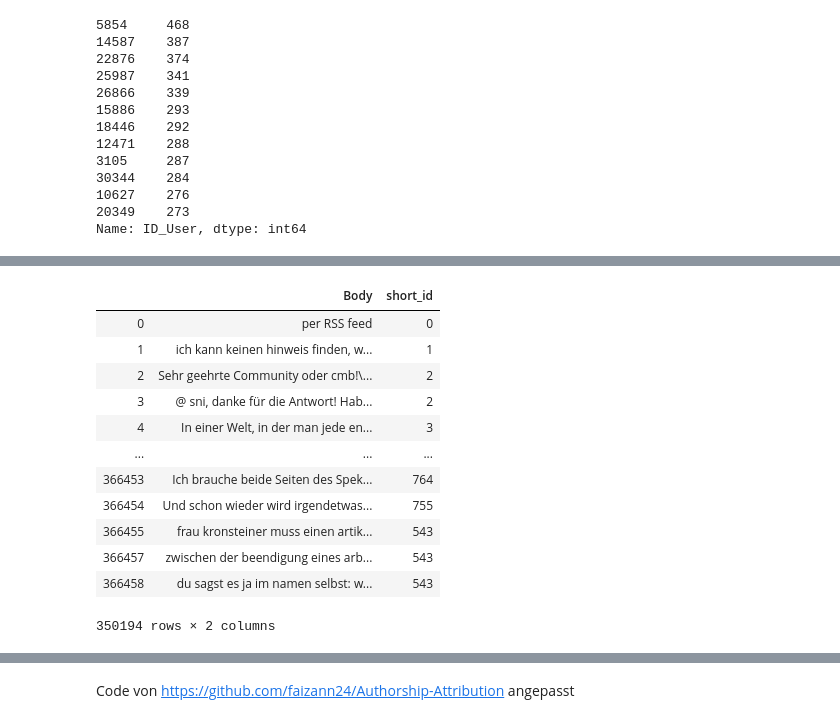
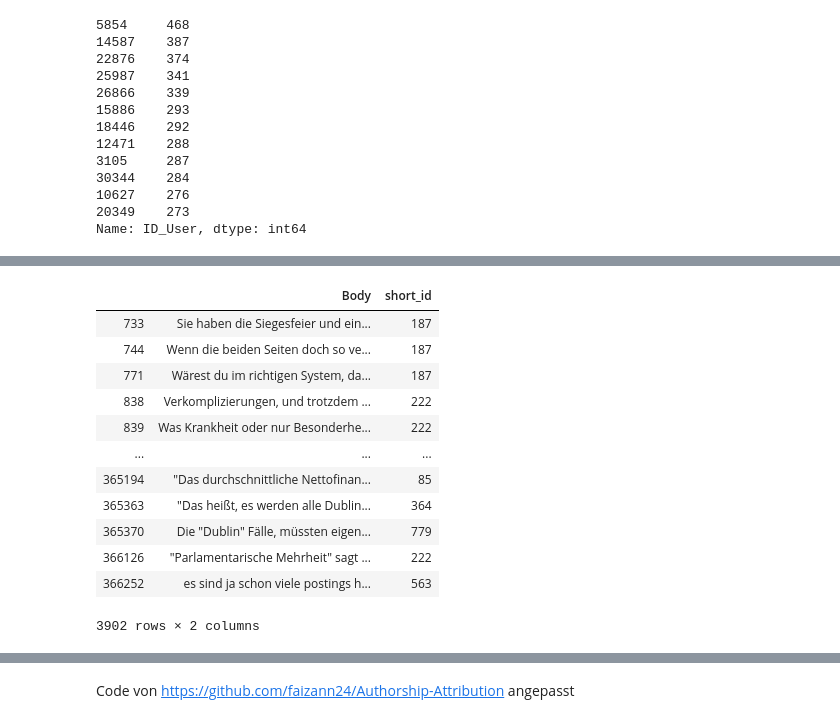
Before and after one commit to diewaldm/ml, a Jupyter notebook: RandomForest2.ipynb, the cells around one changed output, grey strips where cells are left out. Saved outputs shown, nothing was run; the diff lists cells and outputs as text; code cells hidden in the pictures.

```diff
--- a/RandomForest2.ipynb
+++ b/RandomForest2.ipynb
@@ -99,17 +99,17 @@ df.head(20)
 # %%
-df.drop(['ID_User'], axis=1)
+df2.drop(['ID_User'], axis=1)
 # %% [output]
 |  | Body | short_id |
-| 0 | per RSS feed | 0 |
-| 1 | ich kann keinen hinweis finden, w... | 1 |
-| 2 | Sehr geehrte Community oder cmb!\... | 2 |
-| 3 | @ sni, danke für die Antwort! Hab... | 2 |
-| 4 | In einer Welt, in der man jede en... | 3 |
+| 733 | Sie haben die Siegesfeier und ein... | 187 |
+| 744 | Wenn die beiden Seiten doch so ve... | 187 |
+| 771 | Wärest du im richtigen System, da... | 187 |
+| 838 | Verkomplizierungen, und trotzdem ... | 222 |
+| 839 | Was Krankheit oder nur Besonderhe... | 222 |
 | ... | ... | ... |
-| 366453 | Ich brauche beide Seiten des Spek... | 764 |
-| 366454 | Und schon wieder wird irgendetwas... | 755 |
-| 366455 | frau kronsteiner muss einen artik... | 543 |
-| 366457 | zwischen der beendigung eines arb... | 543 |
-| 366458 | du sagst es ja im namen selbst: w... | 543 |
+| 365194 | "Das durchschnittliche Nettofinan... | 85 |
+| 365363 | "Das heißt, es werden alle Dublin... | 364 |
+| 365370 | Die "Dublin" Fälle, müssten eigen... | 779 |
+| 366126 | "Parlamentarische Mehrheit" sagt ... | 222 |
+| 366252 | es sind ja schon viele postings h... | 563 |
-350194 rows × 2 columns
+3902 rows × 2 columns
 # %%
```
Also changed, not shown: parts of 5 cells of this notebook.
